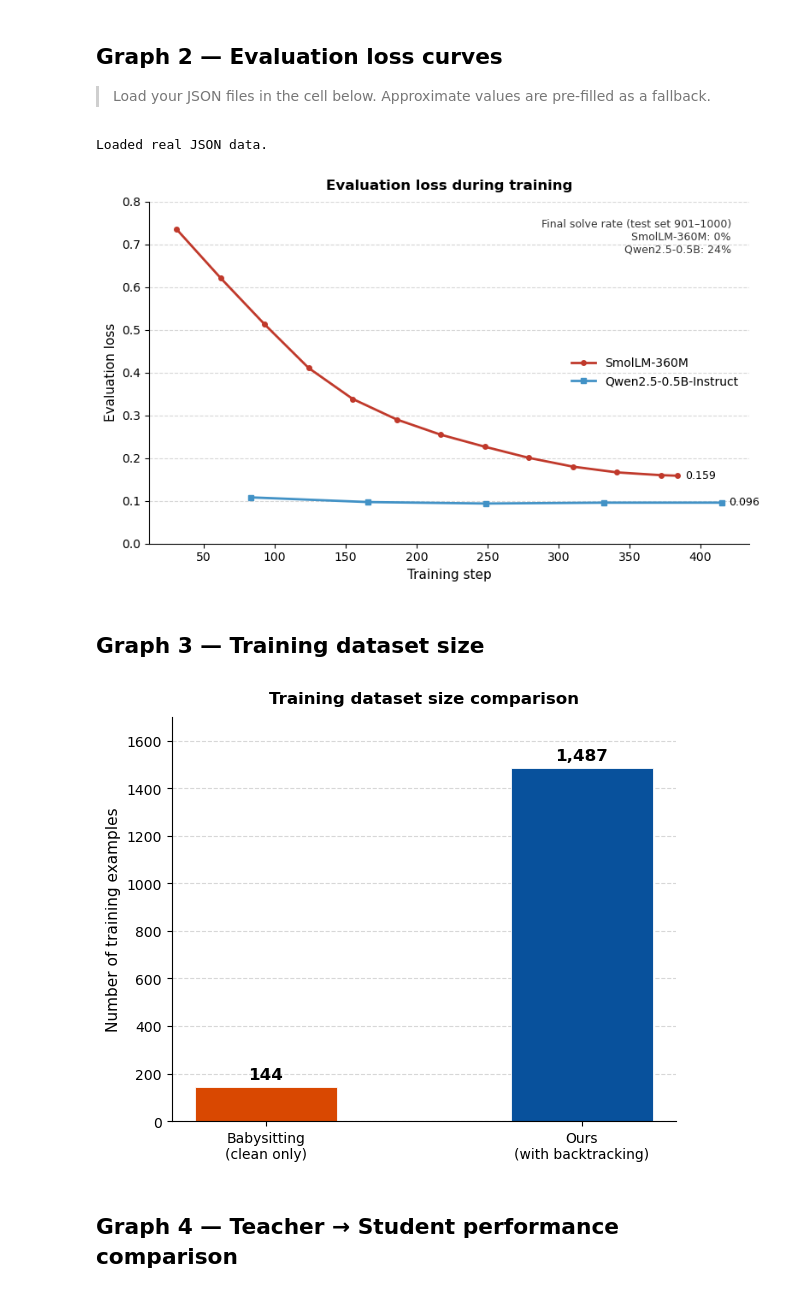
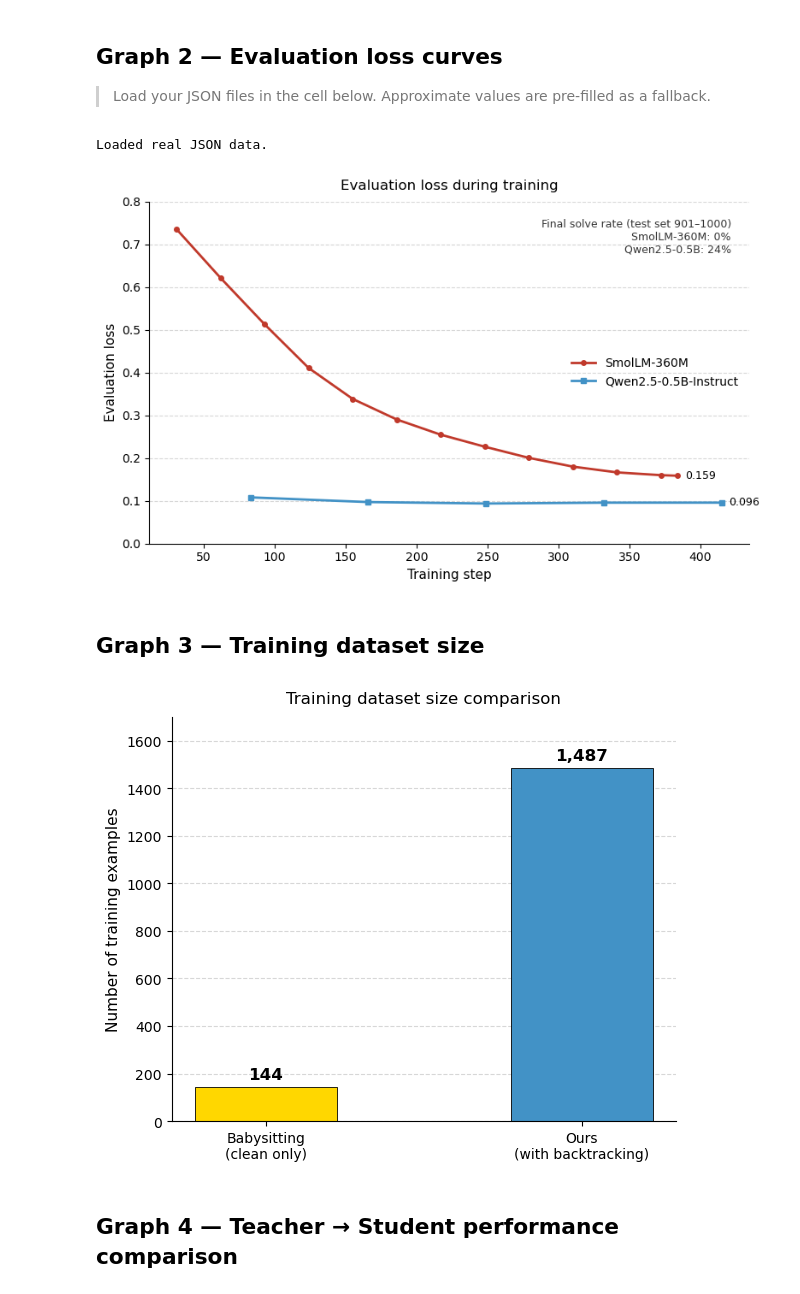
Before and after one commit to TheLubricator/tot_preliminary_1, a Jupyter notebook: report_raw/chart/charts_fixed.ipynb, the cells around one changed output. Cells and saved outputs as stored; diff of their text form; code cells hidden in the pictures.

```diff
--- a/report_raw/chart/charts_fixed.ipynb
+++ b/report_raw/chart/charts_fixed.ipynb
@@ -20,6 +20,7 @@ C_BLUE       = '#4292C6'   # our teacher
 C_NAVY       = '#08306B'   # our student
 C_GREY_BAR   = '#9EAAB5'   # neutral grey for zero-result bar
 C_RED_LINE   = '#C0392B'   # reference lines
+C_WARM_YELLOW = "#F9E79F"  # warm yellow for success indicators
 C_GREEN_LIGHT = "#2C9C03"  # light green for success indicators
 C_GREEN_LIME  = "#18BB3E"  # lime green for success indicators
 C_GREEN_FOREST = "#0B6E3A"  # forest green for success indicators
@@ -34,6 +35,9 @@ orange_vivid="#FD8D3C"
 orange_dark="#D94801"
 blue_medium="#3182BD"
 blue_dark="#08519C"
+yellow="#FFD700"
+yellow_dark="#B8860B"
+yellow_medium="#DAA520"
 # %% [markdown]
 ## Graph 1 — Distilled student performance
 # %%
@@ -41,9 +45,9 @@ fig, ax = plt.subplots(figsize=(7, 5))
 
 categories = ["Ours\nQwen2.5-0.5B-Instruct", "Babysitting\nSmolLM-360M", "Ours\nSmolLM-360M"]
 values     = [24, 9, 0]
-colors     = [blue_dark, orange_dark, C_GREY_BAR]  # grey for 0%, not red
+colors     = [C_GREEN_FOREST, C_RED_CRIMSON, C_GREY_BAR]  # grey for 0%, not red
 
-bars = ax.bar(categories, values, color=colors, edgecolor='white', linewidth=0.6, width=0.5)
+bars = ax.bar(categories, values, color=colors, edgecolor='black', linewidth=0.6, width=0.5)
 
 for bar in bars:
     h = bar.get_height()
@@ -53,7 +57,7 @@ for bar in bars:
 ax.set_ylim(0, 30)
 ax.set_ylabel('Puzzles solved (%)', fontsize=11)
 ax.set_title('Distilled student model performance\n(Game of 24, test set 901–1000)',
-             fontsize=12, fontweight='bold', pad=10)
+             fontsize=12, fontweight='regular', pad=10)
 ax.yaxis.grid(True, linestyle='--', alpha=0.5)
 ax.set_axisbelow(True)
 
@@ -116,7 +120,7 @@ ax.text(0.97, 0.95,
 ax.set_xlabel('Training step', fontsize=11)
 ax.set_ylabel('Evaluation loss', fontsize=11)
 ax.set_ylim(0, 0.8)
-ax.set_title('Evaluation loss during training', fontsize=12, fontweight='bold', pad=10)
+ax.set_title('Evaluation loss during training', fontsize=12, fontweight='regular', pad=10)
 ax.legend(fontsize=10, frameon=False)
 ax.yaxis.grid(True, linestyle='--', alpha=0.5)
 ax.set_axisbelow(True)
@@ -127,35 +131,35 @@ plt.savefig('g2_fixed.png', dpi=300, bbox_inches='tight')
 plt.show()
 # %% [output]
 Loaded real JSON data.
-[figure, old version]
+[figure, new version]
 # %% [markdown]
 ## Graph 3 — Training dataset size
 # %%
 fig, ax = plt.subplots(figsize=(6, 5))
 
 cats   = ['Babysitting\n(clean only)', 'Ours\n(with backtracking)']
 vals   = [144, 1487]
-colors = [orange_dark, blue_dark]
+colors = [yellow, C_BLUE]
 
-bars = ax.bar(cats, vals, color=colors, edgecolor='white', linewidth=0.6, width=0.45)
+bars = ax.bar(cats, vals, color=colors, edgecolor='black', linewidth=0.6, width=0.45)
 
 for bar in bars:
     h = bar.get_height()
     ax.text(bar.get_x() + bar.get_width() / 2, h + 20, f'{int(h):,}',
             ha='center', va='bottom', fontsize=12, fontweight='bold')
 
 ax.set_ylim(0, 1700)
 ax.set_ylabel('Number of training examples', fontsize=11)
-ax.set_title('Training dataset size comparison', fontsize=12, fontweight='bold', pad=10)
+ax.set_title('Training dataset size comparison', fontsize=12, fontweight='regular', pad=10)
 ax.yaxis.grid(True, linestyle='--', alpha=0.5)
 ax.set_axisbelow(True)
 
 plt.tight_layout()
 plt.savefig('g3_fixed.pdf', dpi=300, bbox_inches='tight')
 plt.savefig('g3_fixed.png', dpi=300, bbox_inches='tight')
 plt.show()
 # %% [output]
-[figure, old version]
+[figure, new version]
 # %% [markdown]
 ## Graph 4 — Teacher → Student performance comparison
 # %%
```
Also changed, not shown: parts of 5 cells of this notebook, 20 other files.
